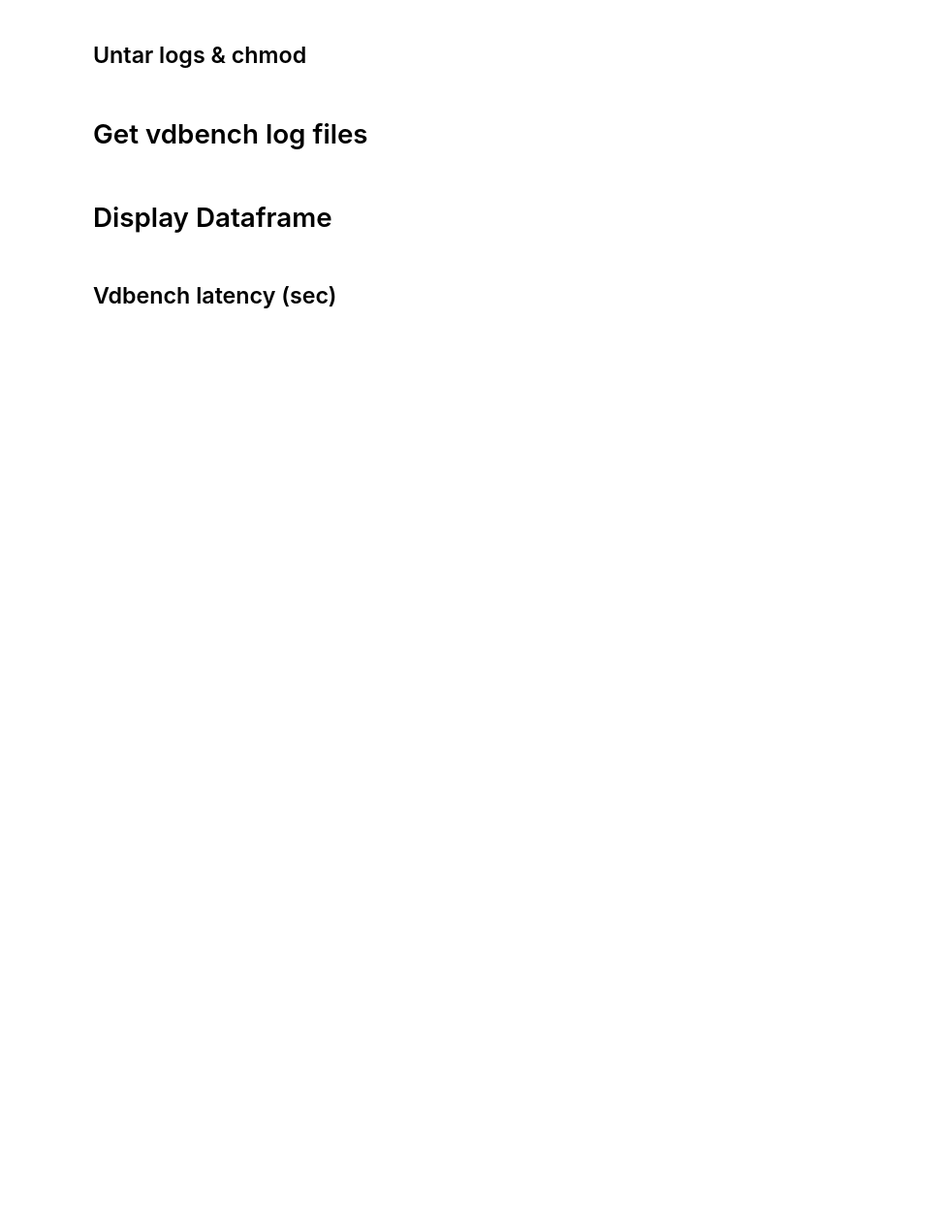
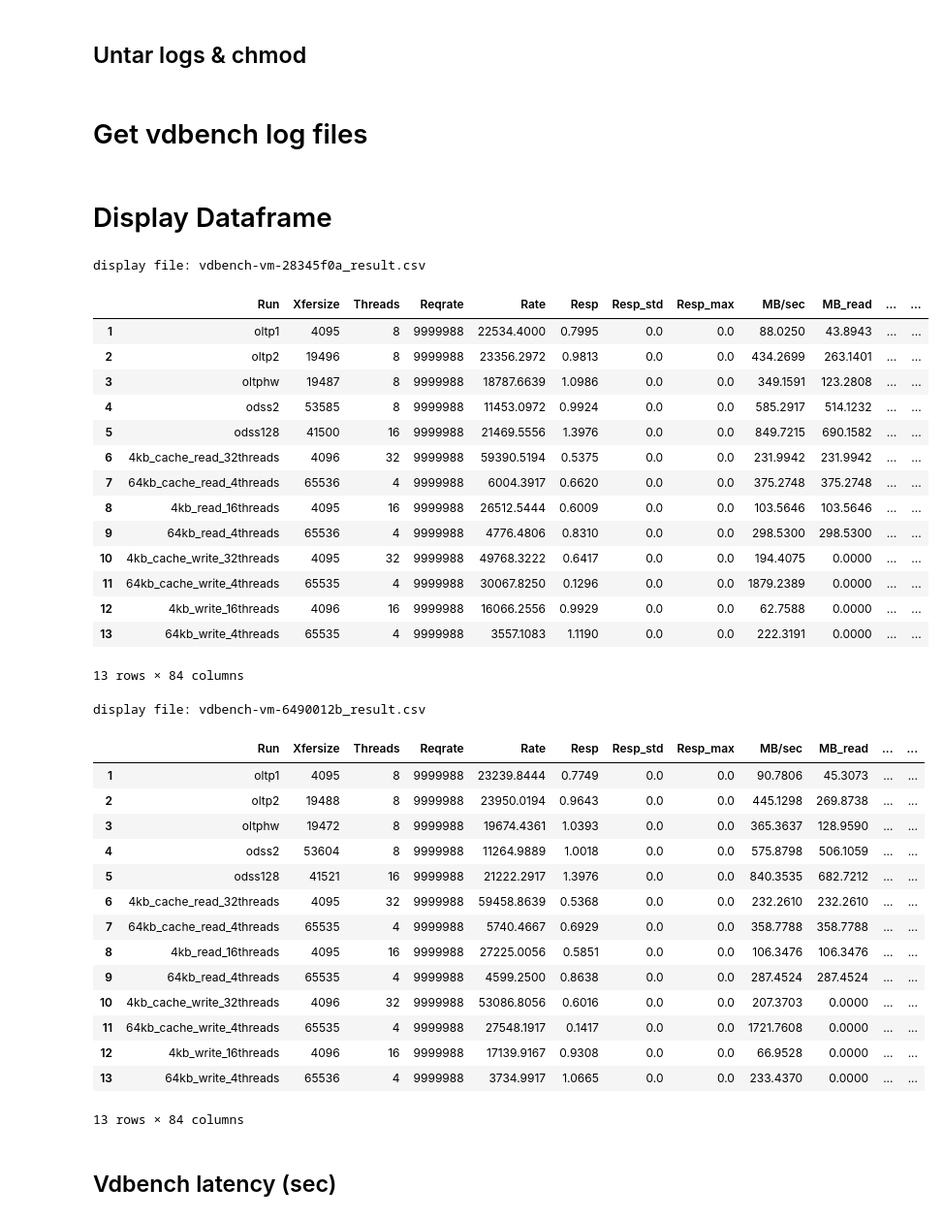
Before and after one commit to redhat-performance/benchmark-runner, a Jupyter notebook: benchmark_runner/jupyterlab/templates/analyze_workloads/analyze_vdbench_logs/analyze_vdbench_logs.ipynb, the cells around one changed output. Shown at 97% size. Saved outputs shown, nothing was run; the diff lists cells and outputs as text; code cells hidden in the pictures; blank space fills up the shorter version.

Commit message:
compare between artifacts results

```diff
--- a/benchmark_runner/jupyterlab/templates/analyze_workloads/analyze_vdbench_logs/analyze_vdbench_logs.ipynb
+++ b/benchmark_runner/jupyterlab/templates/analyze_workloads/analyze_vdbench_logs/analyze_vdbench_logs.ipynb
@@ -31,11 +34,23 @@ password = config.get("data", 'password')
 # Update fedora
 !dnf update -y
 
+
+from benchmark_runner.jupyterlab.templates.logs_operations.logs_operations import LogsOperations
+from benchmark_runner.jupyterlab.templates.analyze_workloads.analyze_vdbench_logs.analyze_vdbench_logs import AnalyzeVdbenchLogs
+
 # Logs operations
-from benchmark_runner.jupyterlab.templates.logs_operations.logs_operations import LogsOperations
-logs_operations = LogsOperations(s3_logs_url=S3_LOGS_URL)
+logs_operations_obj = []
+analyze_vdbench_logs_obj = []
+for i, S3_LOGS_URL in enumerate(S3_LOGS_URLS):
+    logs_operations = LogsOperations(s3_logs_url=S3_LOGS_URL)
+    logs_operations_obj.append(logs_operations)
+
 # Logs cleanup
-logs_operations.cleanup()
+logs_operations_obj[0].cleanup()
 
-from benchmark_runner.jupyterlab.templates.analyze_workloads.analyze_vdbench_logs.analyze_vdbench_logs import AnalyzeVdbenchLogs
-analyze_vdbench_logs = AnalyzeVdbenchLogs(s3_logs_url=S3_LOGS_URL)
+for i, S3_LOGS_URL in enumerate(S3_LOGS_URLS):
+    analyze_vdbench_logs = AnalyzeVdbenchLogs(s3_logs_url=S3_LOGS_URL)
+    analyze_vdbench_logs_obj.append(analyze_vdbench_logs)
+
+# Output clean output display
+analyze_vdbench_logs_obj[0].clear_output()
@@ -42,4 +62,5 @@ analyze_vdbench_logs = AnalyzeVdbenchLogs(s3_logs_url=S3_LOGS_URL)
 # %% [markdown]
 ## Download S3 logs
 # %%
-logs_operations.download_s3_logs(username=username, password=password)
+for i, S3_LOGS_URL in enumerate(S3_LOGS_URLS):
+    logs_operations_obj[i].download_s3_logs(username=username, password=password)
@@ -46,15 +86,52 @@ logs_operations.download_s3_logs(username=username, password=password)
 # %% [markdown]
 ## Untar logs & chmod
 # %%
-logs_operations.untar_and_chmod_logs()
+for i, S3_LOGS_URL in enumerate(S3_LOGS_URLS):
+    logs_operations_obj[i].untar_and_chmod_logs()
 # %% [markdown]
 # Get vdbench log files
 # %%
-csv_log_files = analyze_vdbench_logs.get_vdbench_csv_log_files()
+csv_log_files=[]
+for i, S3_LOGS_URL in enumerate(S3_LOGS_URLS):
+    csv_log_files.append(analyze_vdbench_logs_obj[i].get_vdbench_csv_log_files())
 # %% [markdown]
 # Display Dataframe
 # %%
-analyze_vdbench_logs.display_df()
+for i, S3_LOGS_URL in enumerate(S3_LOGS_URLS):
+    analyze_vdbench_logs_obj[i].display_df()
+# %% [output]
+display file: vdbench-vm-28345f0a_result.csv
+|  | Run | Xfersize | Threads | Reqrate | Rate | Resp | Resp_std | Resp_max | MB/sec | MB_read | ... | ... |
+| 1 | oltp1 | 4095 | 8 | 9999988 | 22534.4000 | 0.7995 | 0.0 | 0.0 | 88.0250 | 43.8943 | ... | ... |
+| 2 | oltp2 | 19496 | 8 | 9999988 | 23356.2972 | 0.9813 | 0.0 | 0.0 | 434.2699 | 263.1401 | ... | ... |
+| 3 | oltphw | 19487 | 8 | 9999988 | 18787.6639 | 1.0986 | 0.0 | 0.0 | 349.1591 | 123.2808 | ... | ... |
+| 4 | odss2 | 53585 | 8 | 9999988 | 11453.0972 | 0.9924 | 0.0 | 0.0 | 585.2917 | 514.1232 | ... | ... |
+| 5 | odss128 | 41500 | 16 | 9999988 | 21469.5556 | 1.3976 | 0.0 | 0.0 | 849.7215 | 690.1582 | ... | ... |
+| 6 | 4kb_cache_read_32threads | 4096 | 32 | 9999988 | 59390.5194 | 0.5375 | 0.0 | 0.0 | 231.9942 | 231.9942 | ... | ... |
+| 7 | 64kb_cache_read_4threads | 65536 | 4 | 9999988 | 6004.3917 | 0.6620 | 0.0 | 0.0 | 375.2748 | 375.2748 | ... | ... |
+| 8 | 4kb_read_16threads | 4095 | 16 | 9999988 | 26512.5444 | 0.6009 | 0.0 | 0.0 | 103.5646 | 103.5646 | ... | ... |
+| 9 | 64kb_read_4threads | 65536 | 4 | 9999988 | 4776.4806 | 0.8310 | 0.0 | 0.0 | 298.5300 | 298.5300 | ... | ... |
+| 10 | 4kb_cache_write_32threads | 4095 | 32 | 9999988 | 49768.3222 | 0.6417 | 0.0 | 0.0 | 194.4075 | 0.0000 | ... | ... |
+| 11 | 64kb_cache_write_4threads | 65535 | 4 | 9999988 | 30067.8250 | 0.1296 | 0.0 | 0.0 | 1879.2389 | 0.0000 | ... | ... |
+| 12 | 4kb_write_16threads | 4096 | 16 | 9999988 | 16066.2556 | 0.9929 | 0.0 | 0.0 | 62.7588 | 0.0000 | ... | ... |
+| 13 | 64kb_write_4threads | 65535 | 4 | 9999988 | 3557.1083 | 1.1190 | 0.0 | 0.0 | 222.3191 | 0.0000 | ... | ... |
+13 rows × 84 columns
+display file: vdbench-vm-6490012b_result.csv
+|  | Run | Xfersize | Threads | Reqrate | Rate | Resp | Resp_std | Resp_max | MB/sec | MB_read | ... | ... |
+| 1 | oltp1 | 4095 | 8 | 9999988 | 23239.8444 | 0.7749 | 0.0 | 0.0 | 90.7806 | 45.3073 | ... | ... |
+| 2 | oltp2 | 19488 | 8 | 9999988 | 23950.0194 | 0.9643 | 0.0 | 0.0 | 445.1298 | 269.8738 | ... | ... |
+| 3 | oltphw | 19472 | 8 | 9999988 | 19674.4361 | 1.0393 | 0.0 | 0.0 | 365.3637 | 128.9590 | ... | ... |
+| 4 | odss2 | 53604 | 8 | 9999988 | 11264.9889 | 1.0018 | 0.0 | 0.0 | 575.8798 | 506.1059 | ... | ... |
+| 5 | odss128 | 41521 | 16 | 9999988 | 21222.2917 | 1.3976 | 0.0 | 0.0 | 840.3535 | 682.7212 | ... | ... |
+| 6 | 4kb_cache_read_32threads | 4095 | 32 | 9999988 | 59458.8639 | 0.5368 | 0.0 | 0.0 | 232.2610 | 232.2610 | ... | ... |
+| 7 | 64kb_cache_read_4threads | 65535 | 4 | 9999988 | 5740.4667 | 0.6929 | 0.0 | 0.0 | 358.7788 | 358.7788 | ... | ... |
+| 8 | 4kb_read_16threads | 4095 | 16 | 9999988 | 27225.0056 | 0.5851 | 0.0 | 0.0 | 106.3476 | 106.3476 | ... | ... |
+| 9 | 64kb_read_4threads | 65535 | 4 | 9999988 | 4599.2500 | 0.8638 | 0.0 | 0.0 | 287.4524 | 287.4524 | ... | ... |
+| 10 | 4kb_cache_write_32threads | 4096 | 32 | 9999988 | 53086.8056 | 0.6016 | 0.0 | 0.0 | 207.3703 | 0.0000 | ... | ... |
+| 11 | 64kb_cache_write_4threads | 65535 | 4 | 9999988 | 27548.1917 | 0.1417 | 0.0 | 0.0 | 1721.7608 | 0.0000 | ... | ... |
+| 12 | 4kb_write_16threads | 4096 | 16 | 9999988 | 17139.9167 | 0.9308 | 0.0 | 0.0 | 66.9528 | 0.0000 | ... | ... |
+| 13 | 64kb_write_4threads | 65536 | 4 | 9999988 | 3734.9917 | 1.0665 | 0.0 | 0.0 | 233.4370 | 0.0000 | ... | ... |
+13 rows × 84 columns
 # %% [markdown]
 ## Vdbench latency (sec)
 # %%
```
Also changed, not shown: parts of 10 cells of this notebook, 7 other files.
